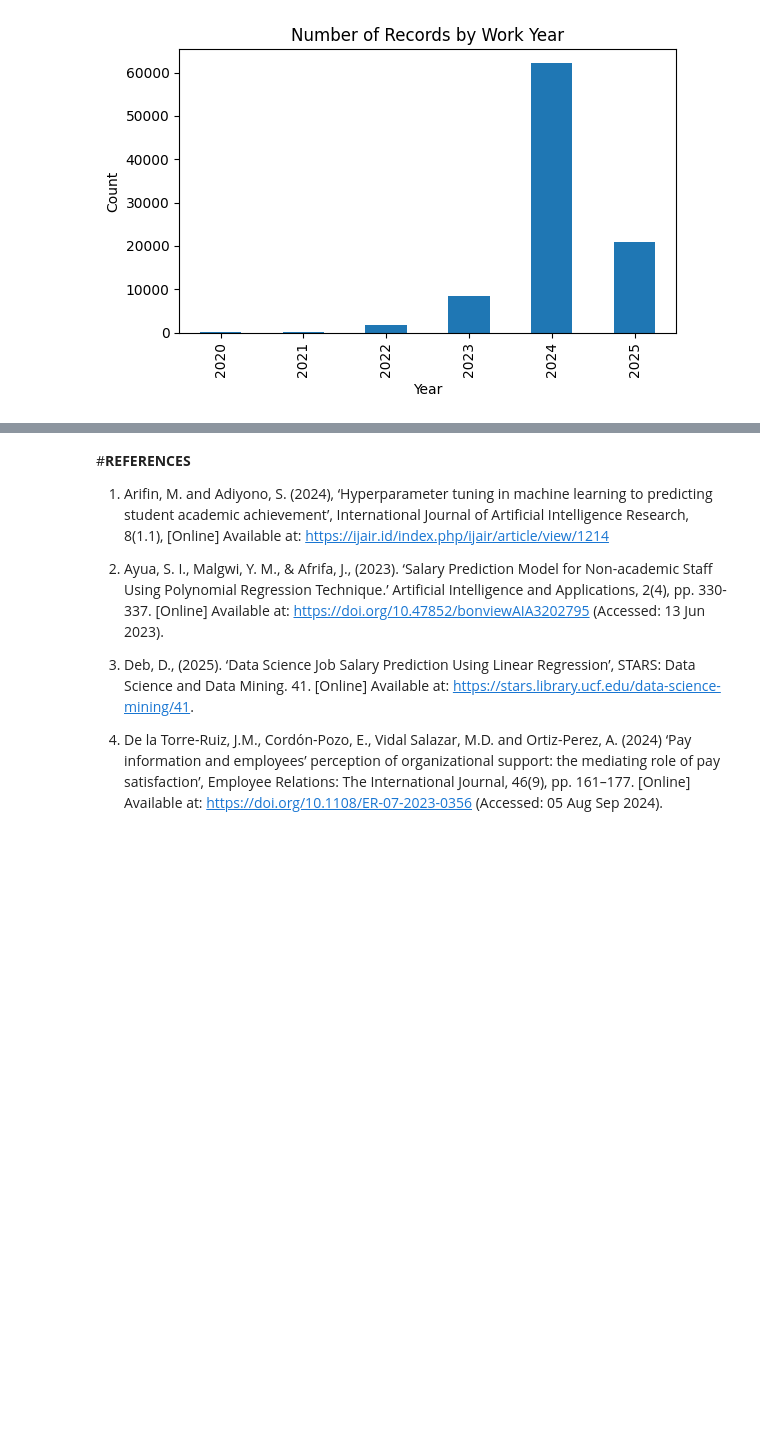
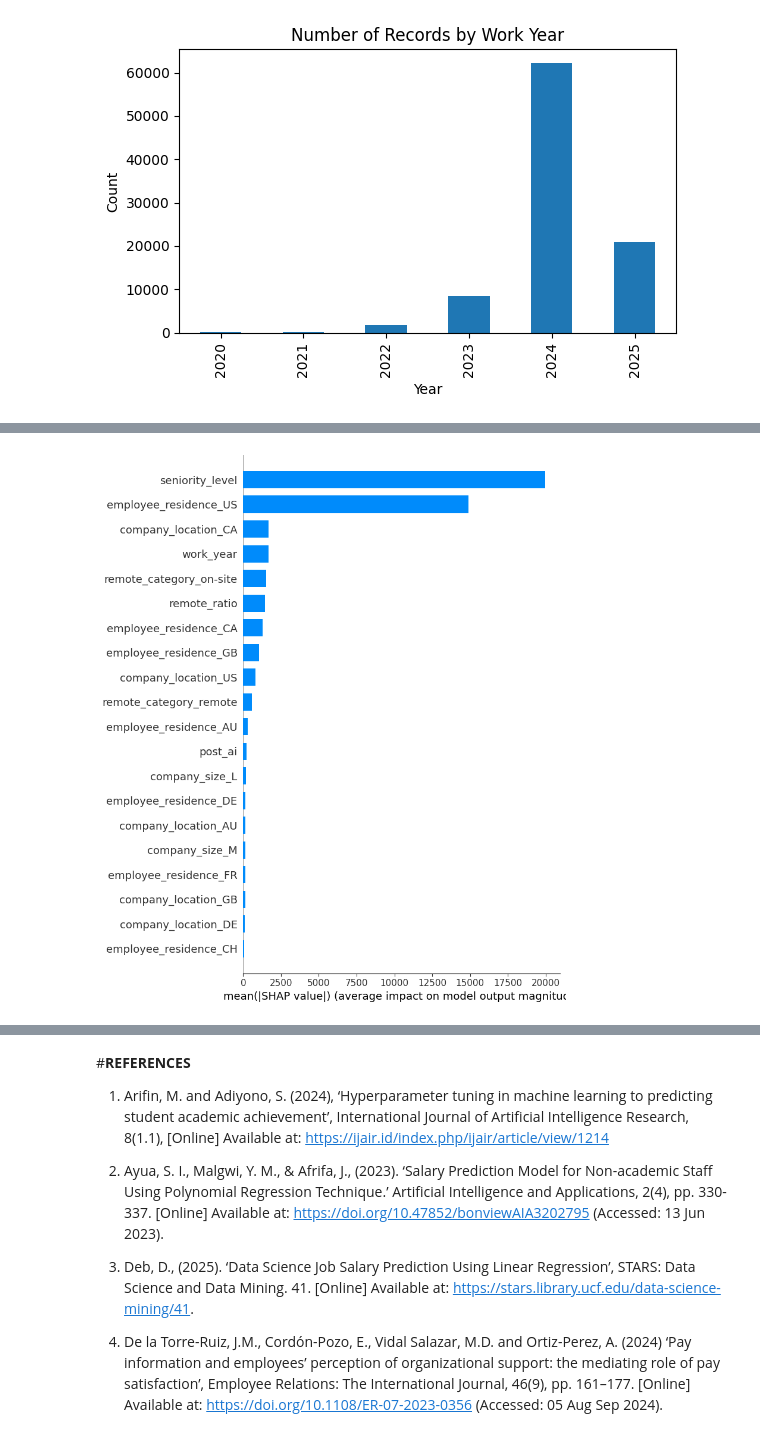
Before and after one commit to behrad-mohammadi/salary-prediction-data-jobs, a Jupyter notebook: Notebook/salary_analysis_main.ipynb, the cells around one changed output, grey strips where cells are left out. Drawn from its saved outputs; the diff is of its cells as text; code cells hidden in the pictures; blank space fills up the shorter version.

```diff
--- a/Notebook/salary_analysis_main.ipynb
+++ b/Notebook/salary_analysis_main.ipynb
@@ -513,0 +779,12 @@ Name: count, dtype: int64
+# %%
+# --- Transform train and test sets using the preprocessor ---
+
+# Fit the preprocessor on the training data
+preprocessor.fit(X_train)
+
+# Transform training and test data
+X_train_scaled = preprocessor.transform(X_train)
+X_test_scaled  = preprocessor.transform(X_test)
+
+# Optional: print shapes to verify
+X_train_scaled.shape, X_test_scaled.shape
@@ -513,0 +938,60 @@ Name: count, dtype: int64
+# %%
+import shap
+import numpy as np
+import scipy.sparse as sp
+import matplotlib.pyplot as plt
+
+# -------------------------------------------------------
+# 1) Create SHAP explainer using the best Random Forest model
+# -------------------------------------------------------
+explainer = shap.TreeExplainer(best_rf_model)
+
+# -------------------------------------------------------
+# 2) Prepare X_sample (SHAP requires numeric dense arrays)
+#    - If the preprocessed data is sparse → convert to dense
+#    - Ensure the dtype is float
+# -------------------------------------------------------
+if sp.issparse(X_train_scaled):
+    X_sample = X_train_scaled[:2000].toarray().astype(float)
+else:
+    X_sample = np.asarray(X_train_scaled[:2000], dtype=float)
+
+# -------------------------------------------------------
+# 3) Compute SHAP values for the selected sample
+# -------------------------------------------------------
+shap_values = explainer.shap_values(X_sample)
+
+# -------------------------------------------------------
+# 4) Plot SHAP summary (bar plot) and save the figure
+# -------------------------------------------------------
+plt.figure()
+shap.summary_plot(
+    shap_values,
+    X_sample,
+    feature_names=all_feature_names,
+    plot_type="bar",
+    show=False
+)
+plt.tight_layout()
+plt.savefig(fig_path + "Figure_5_1_SHAP_feature_importance.png",
+            dpi=300, bbox_inches="tight")
+plt.show()
+
+# -------------------------------------------------------
+# 5) Create a numeric table of mean absolute SHAP values
+#    This ranks features by their overall impact on predictions
+# -------------------------------------------------------
+mean_abs_shap = np.abs(shap_values).mean(axis=0)
+
+shap_importance_df = (
+    pd.DataFrame({
+        'feature': all_feature_names,
+        'mean_abs_shap': mean_abs_shap
+    })
+    .sort_values(by='mean_abs_shap', ascending=False)
+)
+
+# Show the top 10 most influential features
+shap_importance_df.head(10)
+# %% [output]
+[figure, added]
```
Also changed, not shown: parts of 32 cells of this notebook.
